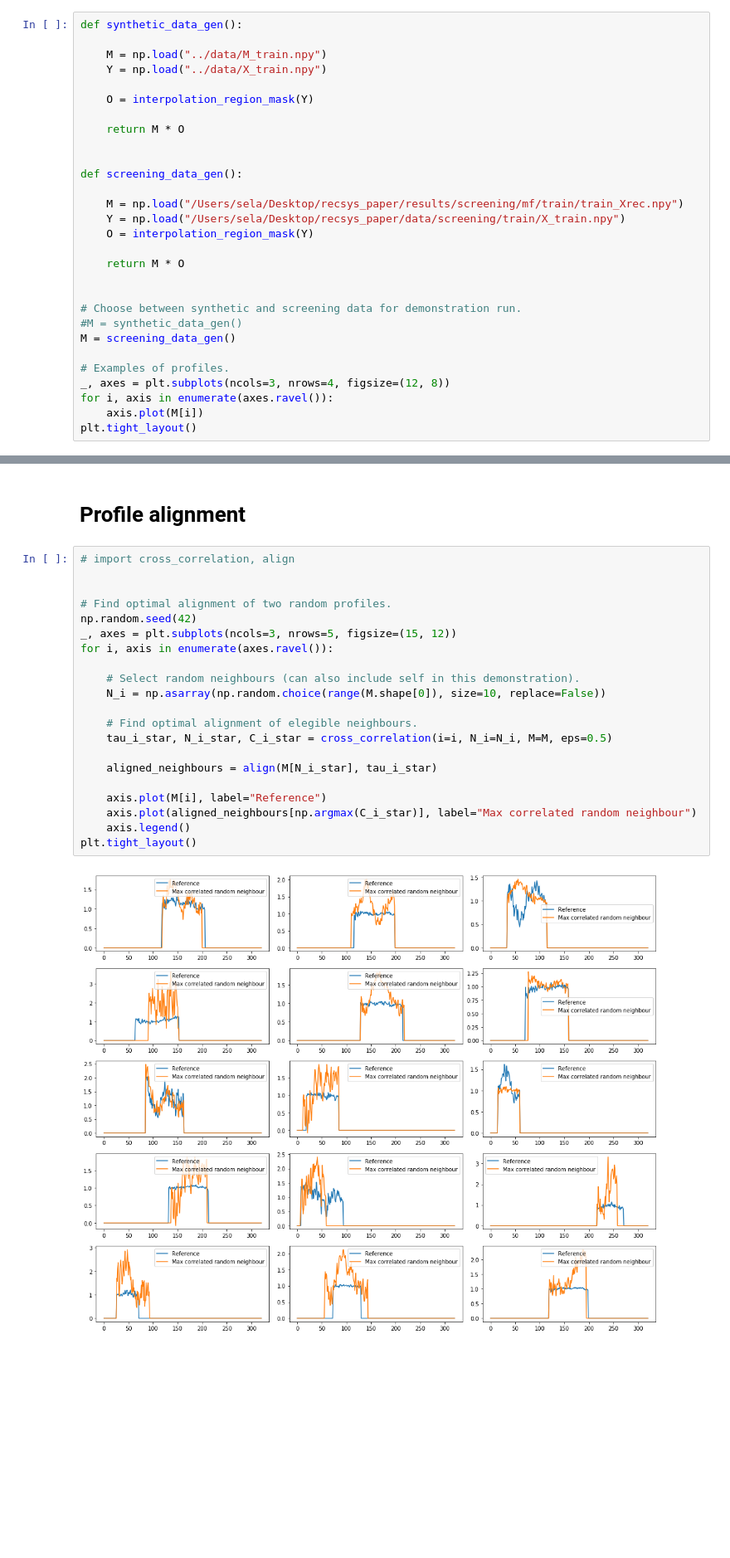
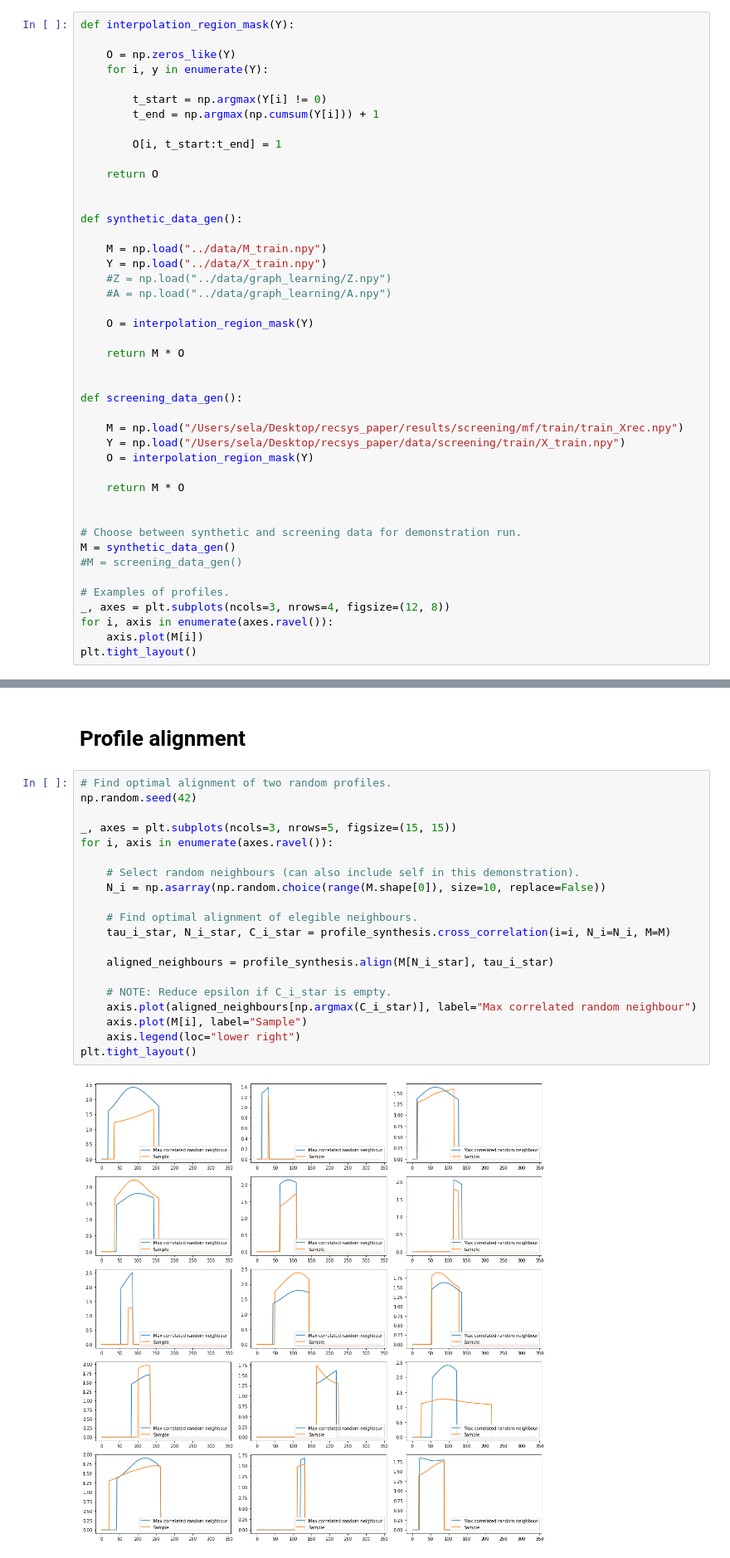
Before and after one commit to gsel9/delta-score, a Jupyter notebook: notebooks/gnlm.ipynb, the cells around one changed output, grey strips where cells are left out. Shown at 83% size. Cells and saved outputs as stored; diff of their text form; blank space fills up the shorter version.

```diff
--- a/notebooks/gnlm.ipynb
+++ b/notebooks/gnlm.ipynb
@@ -93,8 +79,23 @@ $$
 # %%
+def interpolation_region_mask(Y):
+
+    O = np.zeros_like(Y)
+    for i, y in enumerate(Y):
+
+        t_start = np.argmax(Y[i] != 0)
+        t_end = np.argmax(np.cumsum(Y[i])) + 1
+
+        O[i, t_start:t_end] = 1
+
+    return O
+
+
 def synthetic_data_gen():
 
     M = np.load("../data/M_train.npy")
     Y = np.load("../data/X_train.npy")
+    #Z = np.load("../data/graph_learning/Z.npy")
+    #A = np.load("../data/graph_learning/A.npy")
 
     O = interpolation_region_mask(Y)
 
@@ -111,8 +112,8 @@ def screening_data_gen():
 
 
 # Choose between synthetic and screening data for demonstration run.
-#M = synthetic_data_gen()
-M = screening_data_gen()
+M = synthetic_data_gen()
+#M = screening_data_gen()
 
 # Examples of profiles.
 _, axes = plt.subplots(ncols=3, nrows=4, figsize=(12, 8))
@@ -148,28 +125,27 @@ plt.legend()
 # %% [markdown]
 # Profile alignment
 # %%
-# import cross_correlation, align
-
-
 # Find optimal alignment of two random profiles.
 np.random.seed(42)
-_, axes = plt.subplots(ncols=3, nrows=5, figsize=(15, 12))
+
+_, axes = plt.subplots(ncols=3, nrows=5, figsize=(15, 15))
 for i, axis in enumerate(axes.ravel()):
 
     # Select random neighbours (can also include self in this demonstration).
     N_i = np.asarray(np.random.choice(range(M.shape[0]), size=10, replace=False))
 
     # Find optimal alignment of elegible neighbours.
-    tau_i_star, N_i_star, C_i_star = cross_correlation(i=i, N_i=N_i, M=M, eps=0.5)
+    tau_i_star, N_i_star, C_i_star = profile_synthesis.cross_correlation(i=i, N_i=N_i, M=M)
 
-    aligned_neighbours = align(M[N_i_star], tau_i_star)
+    aligned_neighbours = profile_synthesis.align(M[N_i_star], tau_i_star)
 
-    axis.plot(M[i], label="Reference")
+    # NOTE: Reduce epsilon if C_i_star is empty.
     axis.plot(aligned_neighbours[np.argmax(C_i_star)], label="Max correlated random neighbour")
-    axis.legend()
+    axis.plot(M[i], label="Sample")
+    axis.legend(loc="lower right")
 plt.tight_layout()
 # %% [output]
-[figure, old version]
+[figure, new version]
 # %% [markdown]
 # Profile synthesis
 # %%
```
Also changed, not shown: parts of 35 cells of this notebook.
